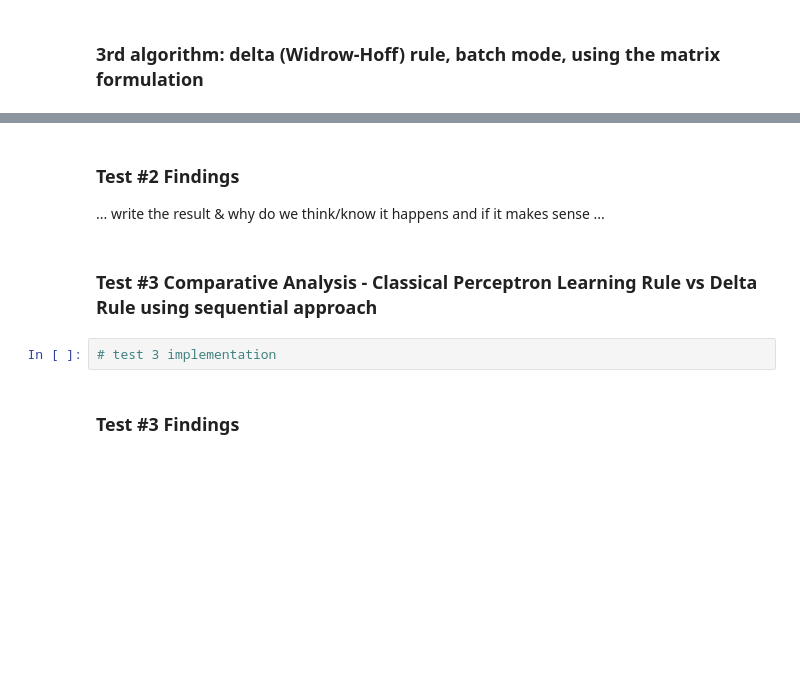
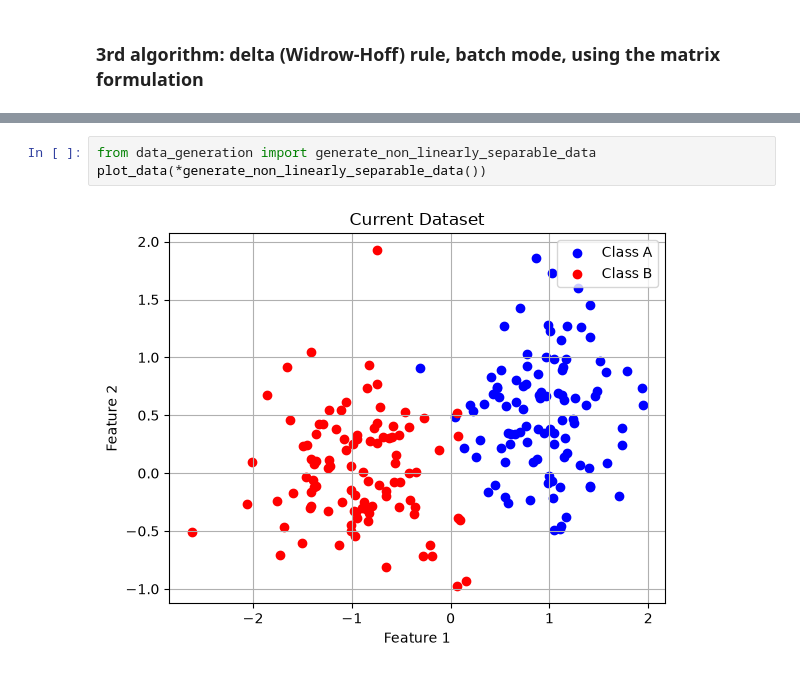
Before and after one commit to liviacardaccia02/Artificial-Neural-Networks-and-Deep-Architectures, a Jupyter notebook: lab1a/lab1a.ipynb, the cells around one changed output, grey strips where cells are left out. Saved outputs shown, nothing was run; the diff lists cells and outputs as text; blank space fills up the shorter version.

```diff
--- a/lab1a/lab1a.ipynb
+++ b/lab1a/lab1a.ipynb
@@ -95,9 +74,5 @@ Final weights= [[ 0.28436981 -0.0451411  -0.23397691]]
-# %% [markdown]
-### Test #2 Findings
-... write the result & why do we think/know it happens and if it makes sense ...
-# %% [markdown]
-### Test #3 Comparative Analysis - Classical Perceptron Learning Rule vs Delta Rule using sequential approach
-# %%
-# test 3 implementation
-# %% [markdown]
-### Test #3 Findings
+# %%
+from data_generation import generate_non_linearly_separable_data
+plot_data(*generate_non_linearly_separable_data())
+# %% [output]
+[figure, added]
```
Also changed, not shown: parts of 10 cells of this notebook.
